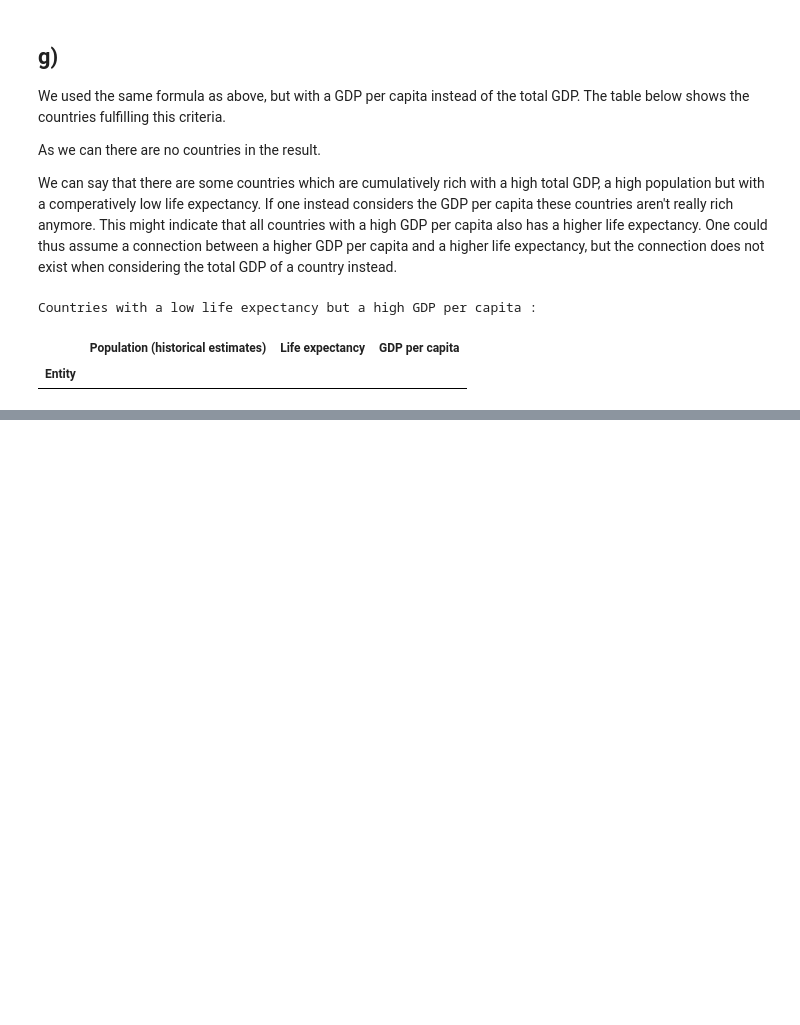
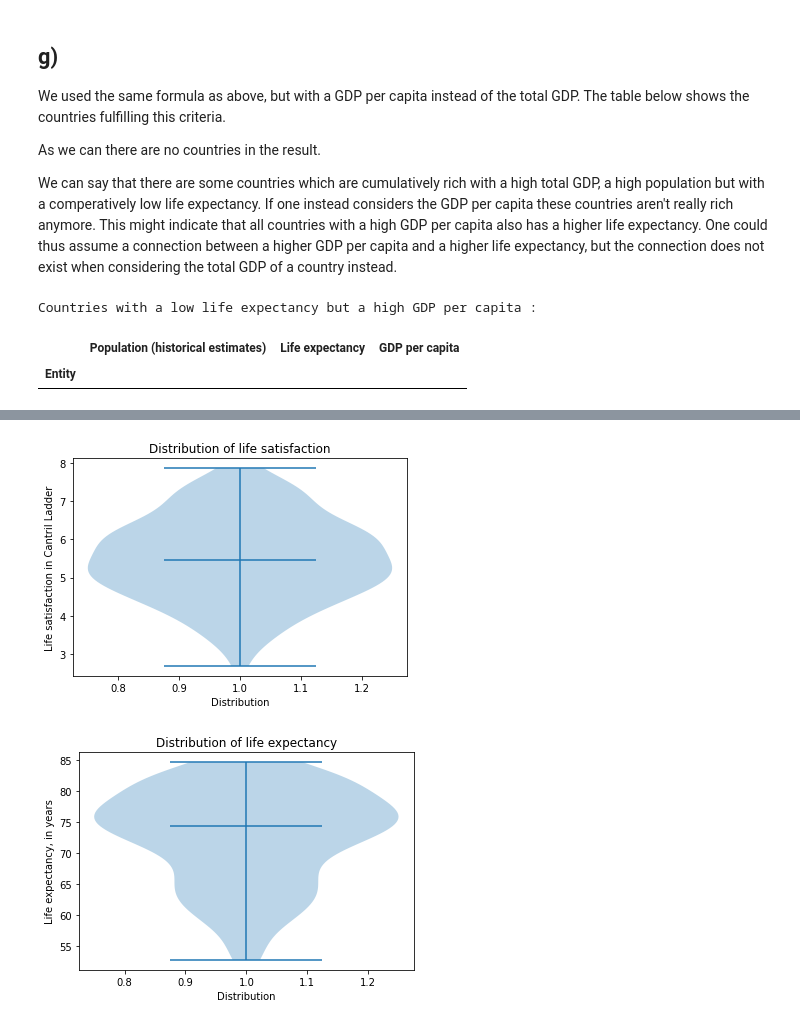
Before and after one commit to RomainTHD-UniStuff/DAT405_Introduction_to_Data_Science_and_AI, a Jupyter notebook: Assignment_1/Assignment_1.ipynb, the cells around one changed output, grey strips where cells are left out. Cells and saved outputs as stored; diff of their text form; code cells hidden in the pictures; blank space fills up the shorter version.

```diff
--- a/Assignment_1/Assignment_1.ipynb
+++ b/Assignment_1/Assignment_1.ipynb
@@ -167,0 +229,17 @@ Countries with a low life expectancy but a high GDP per capita :
+# %%
+# Happiness and life expectancy distribution
+
+plt.violinplot(happinessLifeTable[happinessCol], showmedians=True)
+plt.title("Distribution of life satisfaction")
+plt.xlabel("Distribution")
+plt.ylabel("Life satisfaction in Cantril Ladder")
+plt.show()
+
+plt.violinplot(lifeGDPTable[lifeCol], showmedians=True)
+plt.title("Distribution of life expectancy")
+plt.xlabel("Distribution")
+plt.ylabel("Life expectancy, in years")
+plt.show()
+# %% [output]
+[figure, added]
+[figure, added]
```
Also changed, not shown: parts of 10 cells of this notebook.
